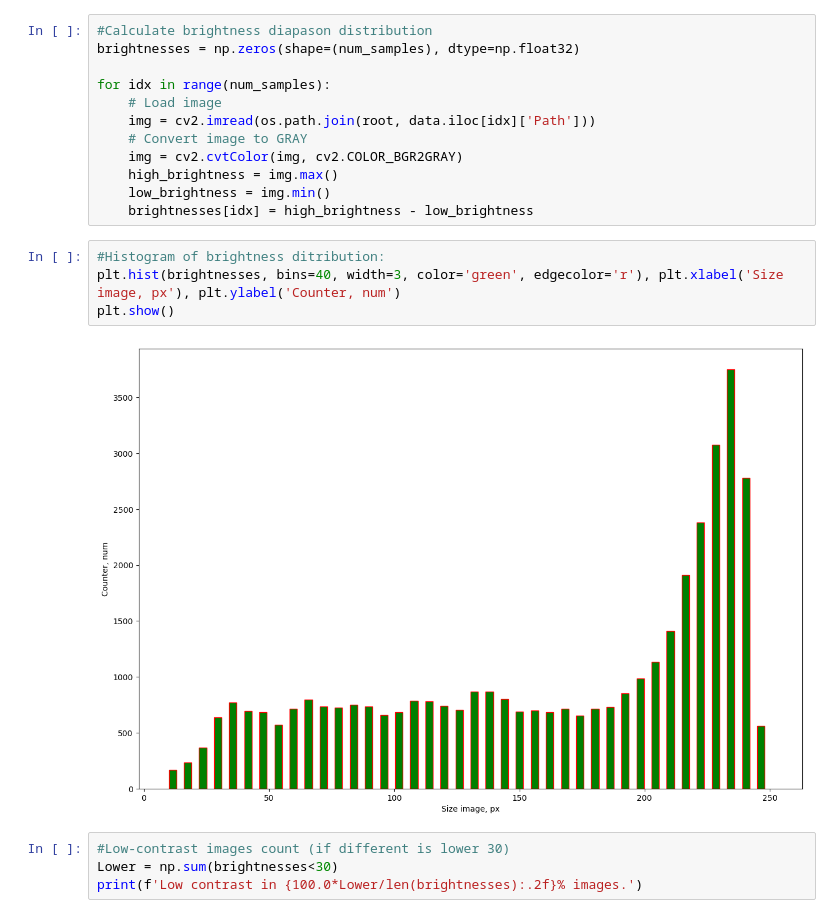
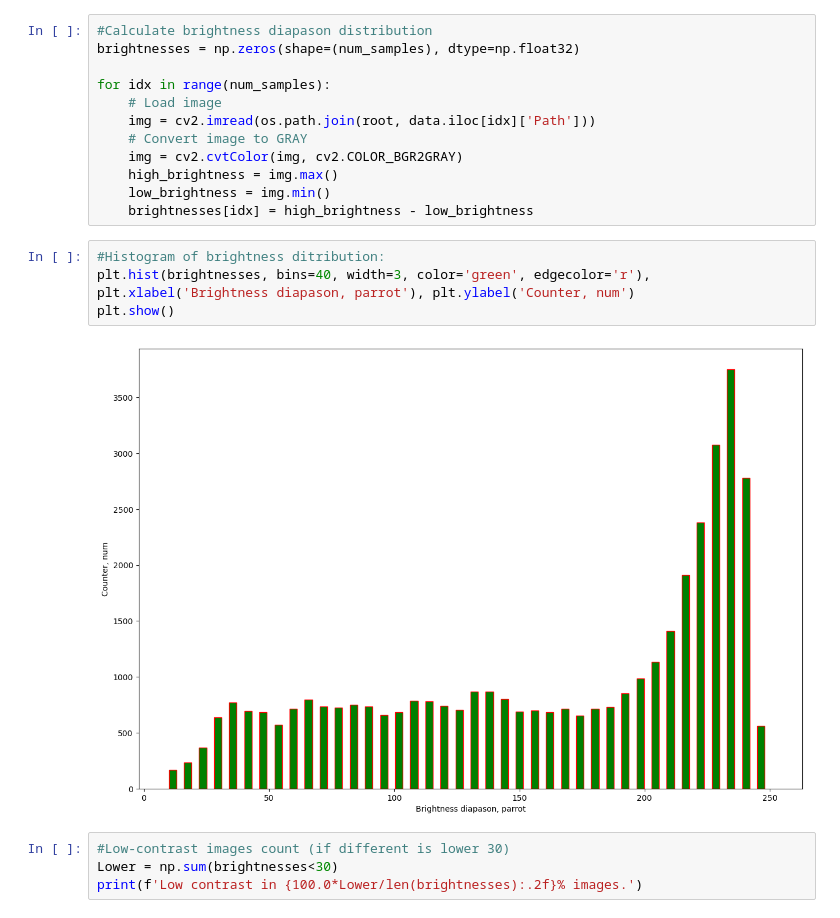
Before and after one commit to Dr-ey/lessons_Drieiev, a Jupyter notebook: lesson_13_Drieiev/homework/Homework.ipynb, the cells around one changed output. Cells and saved outputs as stored; diff of their text form.

Commit message:
Checked measuring value in last histogram.

```diff
--- a/lesson_13_Drieiev/homework/Homework.ipynb
+++ b/lesson_13_Drieiev/homework/Homework.ipynb
@@ -153,10 +153,10 @@ for idx in range(num_samples):
     brightnesses[idx] = high_brightness - low_brightness
 # %%
 #Histogram of brightness ditribution:
-plt.hist(brightnesses, bins=40, width=3, color='green', edgecolor='r'), plt.xlabel('Size image, px'), plt.ylabel('Counter, num')
+plt.hist(brightnesses, bins=40, width=3, color='green', edgecolor='r'), plt.xlabel('Brightness diapason, parrot'), plt.ylabel('Counter, num')
 plt.show()
 # %% [output]
-[figure, old version]
+[figure, new version]
 # %%
 #Low-contrast images count (if different is lower 30)
 Lower = np.sum(brightnesses<30)
```
Also changed, not shown: parts of 2 cells of this notebook.
